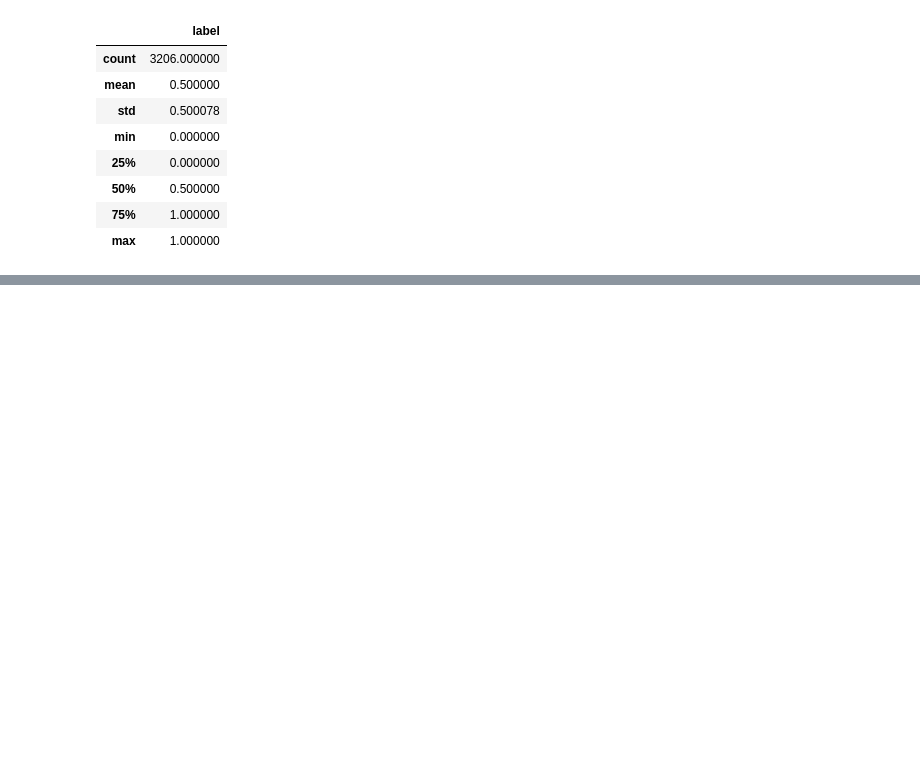
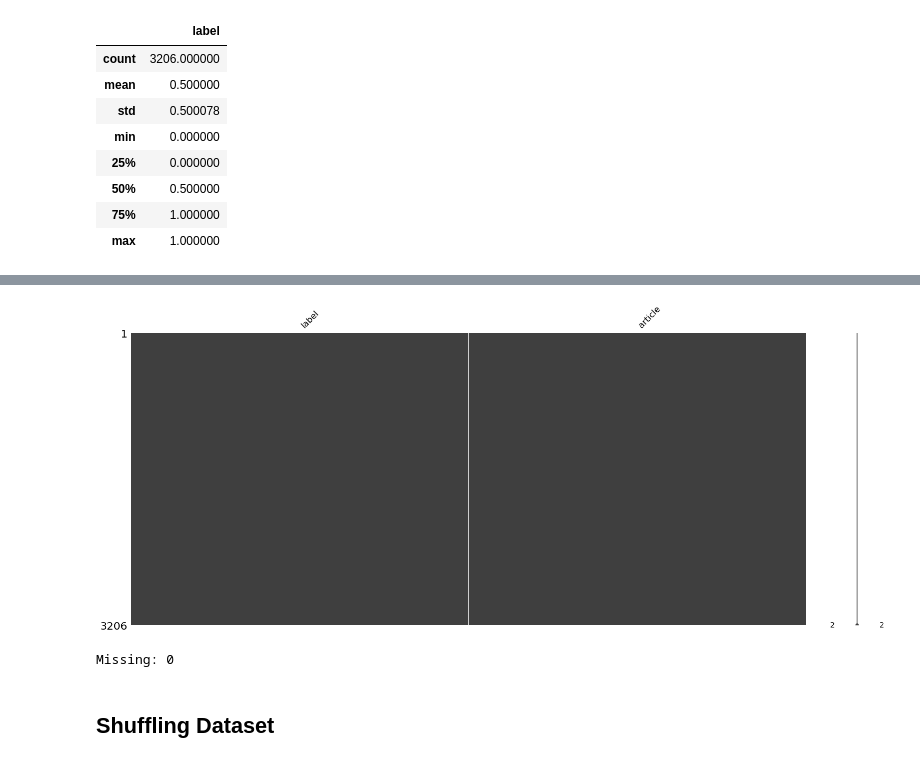
Before and after one commit to mart-anthony-stark/Machine-Learning-and-Deep-Learning, a Jupyter notebook: Fake_News_Detection_PH.ipynb, the cells around one changed output, grey strips where cells are left out. Cells and saved outputs as stored; diff of their text form; code cells hidden in the pictures; blank space fills up the shorter version.

```diff
--- a/Fake_News_Detection_PH.ipynb
+++ b/Fake_News_Detection_PH.ipynb
@@ -5,5 +9,5 @@ import pandas as pd
 # %%
-df = pd.read_csv('full.csv')
+df = pd.read_csv('fakenews_data_ph.csv')
 # %%
 df.head()
 # %% [output]
@@ -74,0 +41,9 @@ stopwords.fileids()
+# %%
+missingno.matrix(df)
+plt.show()
+print("Missing: {}".format(df.isna().sum().sum()))
+# %% [output]
+[figure, added]
+Missing: 0
+# %% [markdown]
+## Shuffling Dataset
```
Also changed, not shown: parts of 12 cells of this notebook.
